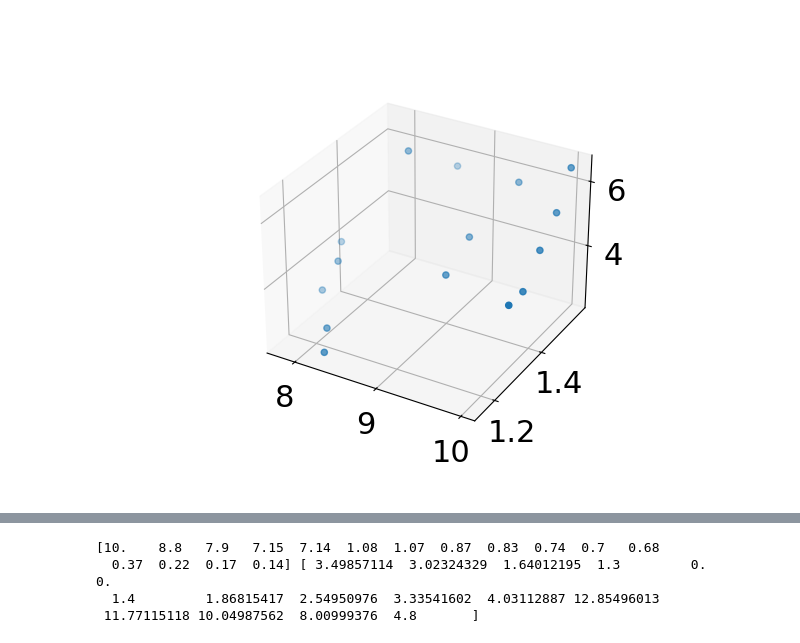
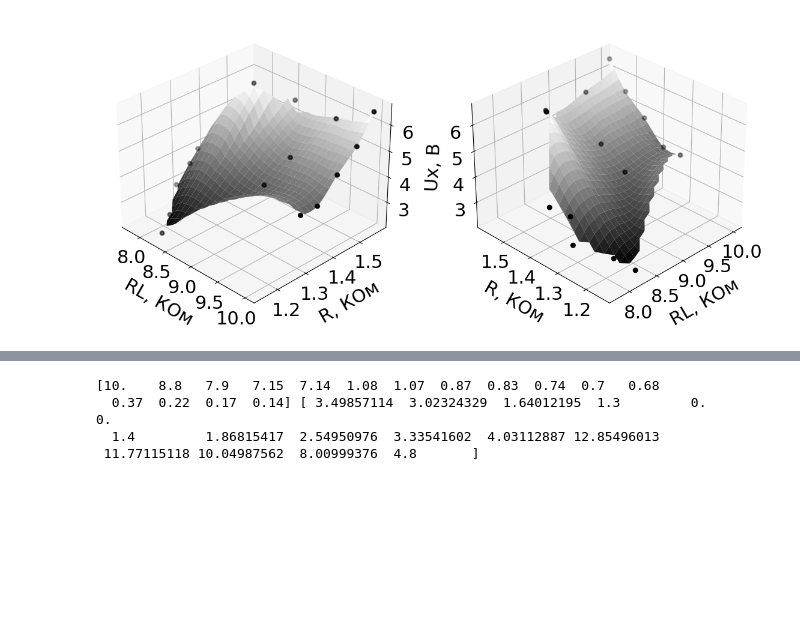
Before and after one commit to AndryDeveloper/chua-s_curcuit, a Jupyter notebook: data_process/timas_process.ipynb, the cells around one changed output, grey strips where cells are left out. Cells and saved outputs as stored; diff of their text form; code cells hidden in the pictures; blank space fills up the shorter version.

```diff
--- a/data_process/timas_process.ipynb
+++ b/data_process/timas_process.ipynb
@@ -82,18 +78,49 @@ rl = np.array(df['L2':'L16'])
 
 
 
-h_norm = np.array([df.cell(row = 2+x, column =10 ).value for x in range(15)])
-r = np.array([df.cell(row = 2+x, column = 11).value for x in range(15)])
-rl = np.array([df.cell(row = 2+x, column = 12 ).value for x in range(15)])
+h_norm = np.array([df.cell(row = 2+x, column =10 ).value for x in range(15)], dtype=np.float64)
+r = np.array([df.cell(row = 2+x, column = 11).value for x in range(15)], dtype=np.float64)
+rl = np.array([df.cell(row = 2+x, column = 12 ).value for x in range(15)], dtype=np.float64)
 # %%
-fig = plt.figure()
+plt.rc('font', size=22)
+markers = ['o', 'v', '>', '<', '^', 's', 'D', 'x']
 
-ax = plt.axes(projection ='3d')
+fig = plt.figure(figsize=(14, 10))
+ax1 = fig.add_subplot(1, 2, 1, projection='3d')
 
-c=r+rl
-# plotting
-ax.scatter(rl, r, h_norm)
+ax1.spines['bottom'].set_linewidth(2)
+ax1.spines['top'].set_linewidth(2)
+ax1.spines['right'].set_linewidth(2)
+ax1.spines['left'].set_linewidth(2)
+ax1.grid()
 
-plt.show()
+grid_x, grid_y = np.mgrid[7.8:10:25j, 1.15:1.57:25j]
+grid_z = griddata((rl, r), h_norm, (grid_x, grid_y), method='cubic')
+ax1.plot_surface(grid_x, grid_y, grid_z, cmap='gray')
+ax1.scatter(rl, r, h_norm, c='black', linewidth=2)
+ax1.set_xlabel('RL, КОм', labelpad=15)
+ax1.set_ylabel('R, КОм', labelpad=15)
+ax1.set_zlabel('Ux, В', labelpad=10)
+ax1.view_init(elev=30, azim=-45)
+
+ax2 = fig.add_subplot(1, 2, 2, projection='3d')
+ax2.spines['bottom'].set_linewidth(2)
+ax2.spines['top'].set_linewidth(2)
+ax2.spines['right'].set_linewidth(2)
+ax2.spines['left'].set_linewidth(2)
+ax2.grid()
+
+grid_x, grid_y = np.mgrid[7.8:10:25j, 1.15:1.57:25j]
+grid_z = griddata((rl, r), h_norm, (grid_x, grid_y), method='cubic')
+ax2.plot_surface(grid_x, grid_y, grid_z, cmap='gray')
+ax2.scatter(rl, r, h_norm, c='black', linewidth=2)
+ax2.set_xlabel('RL, КОм', labelpad=15)
+ax2.set_ylabel('R, КОм', labelpad=15)
+# ax2.set_zlabel('Ux, В')
+ax2.view_init(elev=30, azim=-135)
+
+# plt.tight_layout()
+# plt.subplots_adjust(wspace=0.16, hspace=0)
+fig.savefig(r'3D_size_view.svg', format='svg', transparent=True)
 # %% [output]
-[figure, old version]
+[figure, new version]
```
Also changed, not shown: parts of 9 cells of this notebook, 19 other files.
